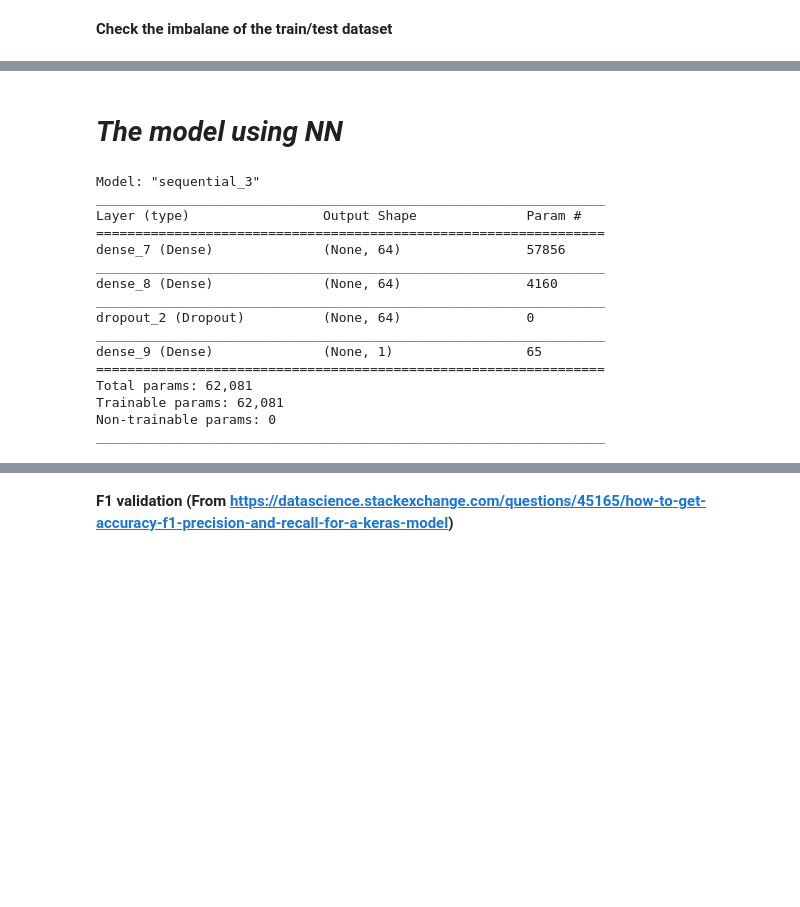
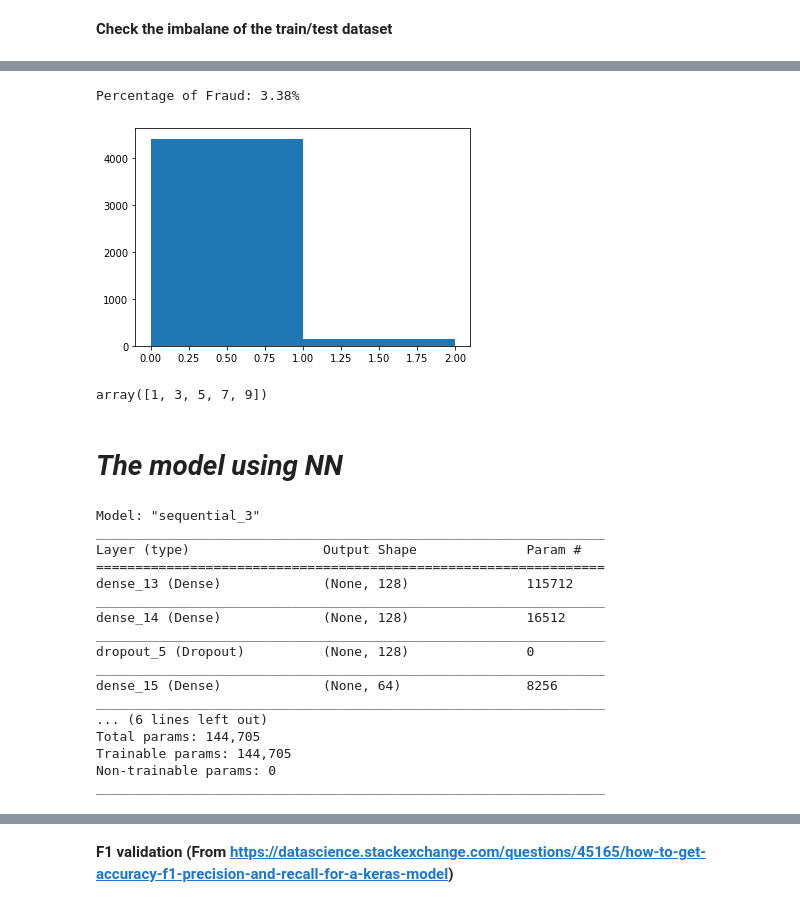
Before and after one commit to aquangnguyen1992/Advanced_Data_Science_Capstone, a Jupyter notebook: Capstone_Project.ipynb, the cells around one changed output, grey strips where cells are left out. Saved outputs shown, nothing was run; the diff lists cells and outputs as text; code cells hidden in the pictures; blank space fills up the shorter version.

Commit message:
Working on a downsampling solution

```diff
--- a/Capstone_Project.ipynb
+++ b/Capstone_Project.ipynb
@@ -250,0 +253,14 @@ print(X_train.shape, Y_train.shape, X_test.shape)
+# %%
+downsampling_factor = 100
+indices_0_new = np.argwhere(np.array(Y_train)==1)
+indices_0_new = np.argwhere(np.array(Y_train)==0)
+indices = np.arange(0,len(indices_0_new),downsampling_factor)
+indices_0_new = indices_0_new[indices]
+
+indices_0_new = np.
+
+
+X_to_train = np.array(X_train)[indices_0_new]
+Y_to_train = np.array(Y_train)[indices_0_new]
+
+print(X_to_train.shape, Y_to_train.shape)
@@ -264,4 +283,16 @@ Percentage of Fraud: 3.52%
 [figure]
+# %%
+plt.hist(Y_to_train, bins=[0,1,2])
+
+fraud_count = np.unique(Y_to_train, return_counts=True)
+print("Percentage of Fraud: " + str(round(fraud_count[1][1]/np.sum(fraud_count[1])*100,2)) + "%")
+# %% [output]
+Percentage of Fraud: 3.38%
+[figure, added]
+# %%
+np.arange(1,10,2)
+# %% [output]
+array([1, 3, 5, 7, 9])
 # %% [markdown]
 # ***The model using NN***
 # %%
@@ -290,23 +330,24 @@ def create_model(dense1=64, dense2=128, dropout_rate=0.4, l1_rate=0.001, l2_rate
 
   return out_model
 # %%
-my_model = create_model(dense1=64)
+my_model = create_model(dense1=128)
 my_model.summary()
 # %% [output]
 Model: "sequential_3"
 _________________________________________________________________
 Layer (type)                 Output Shape              Param #
 =================================================================
-dense_7 (Dense)              (None, 64)                57856
+dense_13 (Dense)             (None, 128)               115712
 _________________________________________________________________
-dense_8 (Dense)              (None, 64)                4160
+dense_14 (Dense)             (None, 128)               16512
 _________________________________________________________________
-dropout_2 (Dropout)          (None, 64)                0
+dropout_5 (Dropout)          (None, 128)               0
 _________________________________________________________________
-dense_9 (Dense)              (None, 1)                 65
-=================================================================
-Total params: 62,081
-Trainable params: 62,081
+dense_15 (Dense)             (None, 64)                8256
+_________________________________________________________________
+... (6 lines left out)
+Total params: 144,705
+Trainable params: 144,705
 Non-trainable params: 0
 _________________________________________________________________
 # %%
```
Also changed, not shown: parts of 13 cells of this notebook.
